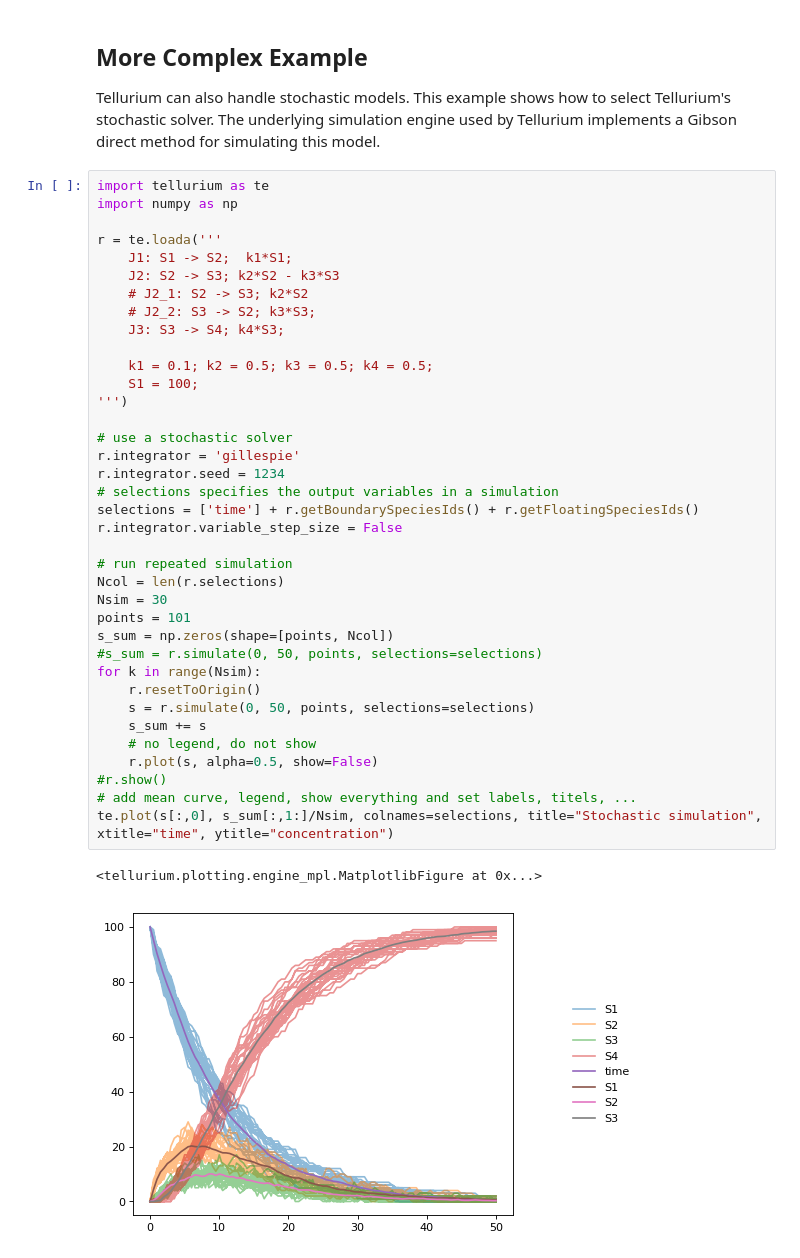
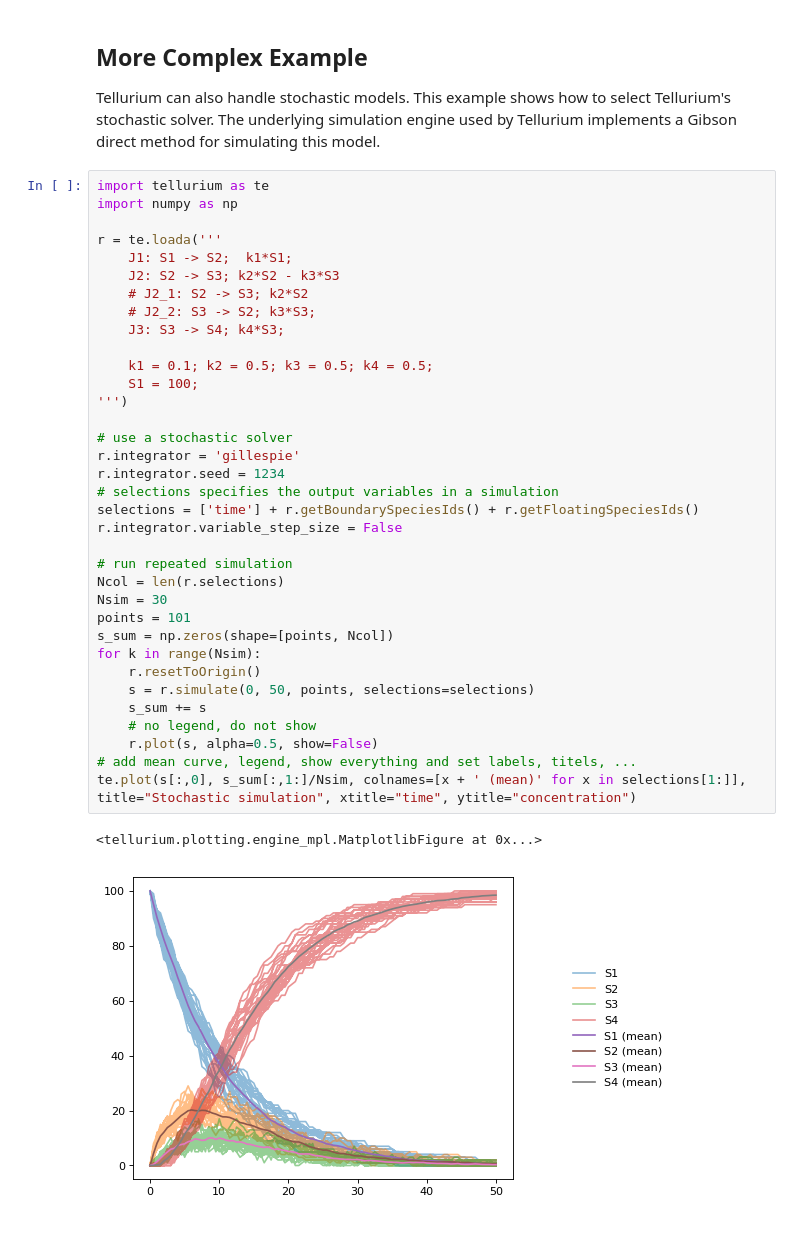
Before and after one commit to sys-bio/tellurium, a Jupyter notebook: examples/notebooks/core/introduction.ipynb, the cells around one changed output. Drawn from its saved outputs; the diff is of its cells as text.

```diff
--- a/examples/notebooks/core/introduction.ipynb
+++ b/examples/notebooks/core/introduction.ipynb
@@ -24,34 +24,32 @@ r = te.loada('''
     J2: S2 -> S3; k2*S2 - k3*S3
     # J2_1: S2 -> S3; k2*S2
     # J2_2: S3 -> S2; k3*S3;
     J3: S3 -> S4; k4*S3;
 
     k1 = 0.1; k2 = 0.5; k3 = 0.5; k4 = 0.5;
     S1 = 100;
 ''')
 
 # use a stochastic solver
 r.integrator = 'gillespie'
 r.integrator.seed = 1234
 # selections specifies the output variables in a simulation
 selections = ['time'] + r.getBoundarySpeciesIds() + r.getFloatingSpeciesIds()
 r.integrator.variable_step_size = False
 
 # run repeated simulation
 Ncol = len(r.selections)
 Nsim = 30
 points = 101
 s_sum = np.zeros(shape=[points, Ncol])
-#s_sum = r.simulate(0, 50, points, selections=selections)
 for k in range(Nsim):
     r.resetToOrigin()
     s = r.simulate(0, 50, points, selections=selections)
     s_sum += s
     # no legend, do not show
     r.plot(s, alpha=0.5, show=False)
-#r.show()
 # add mean curve, legend, show everything and set labels, titels, ...
-te.plot(s[:,0], s_sum[:,1:]/Nsim, colnames=selections, title="Stochastic simulation", xtitle="time", ytitle="concentration")
+te.plot(s[:,0], s_sum[:,1:]/Nsim, colnames=[x + ' (mean)' for x in selections[1:]], title="Stochastic simulation", xtitle="time", ytitle="concentration")
 # %% [output]
 <tellurium.plotting.engine_mpl.MatplotlibFigure at 0x...>
-[figure, old version]
+[figure, new version]
```
